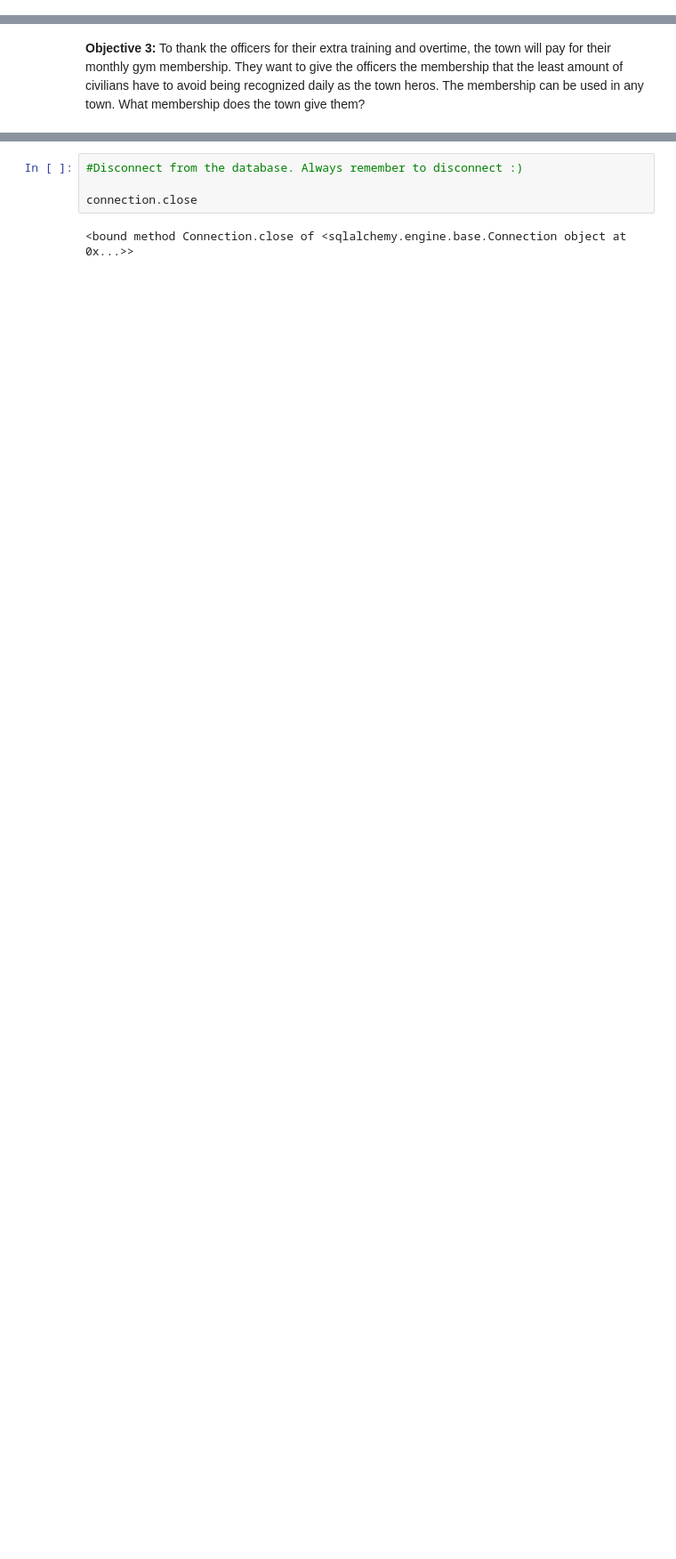
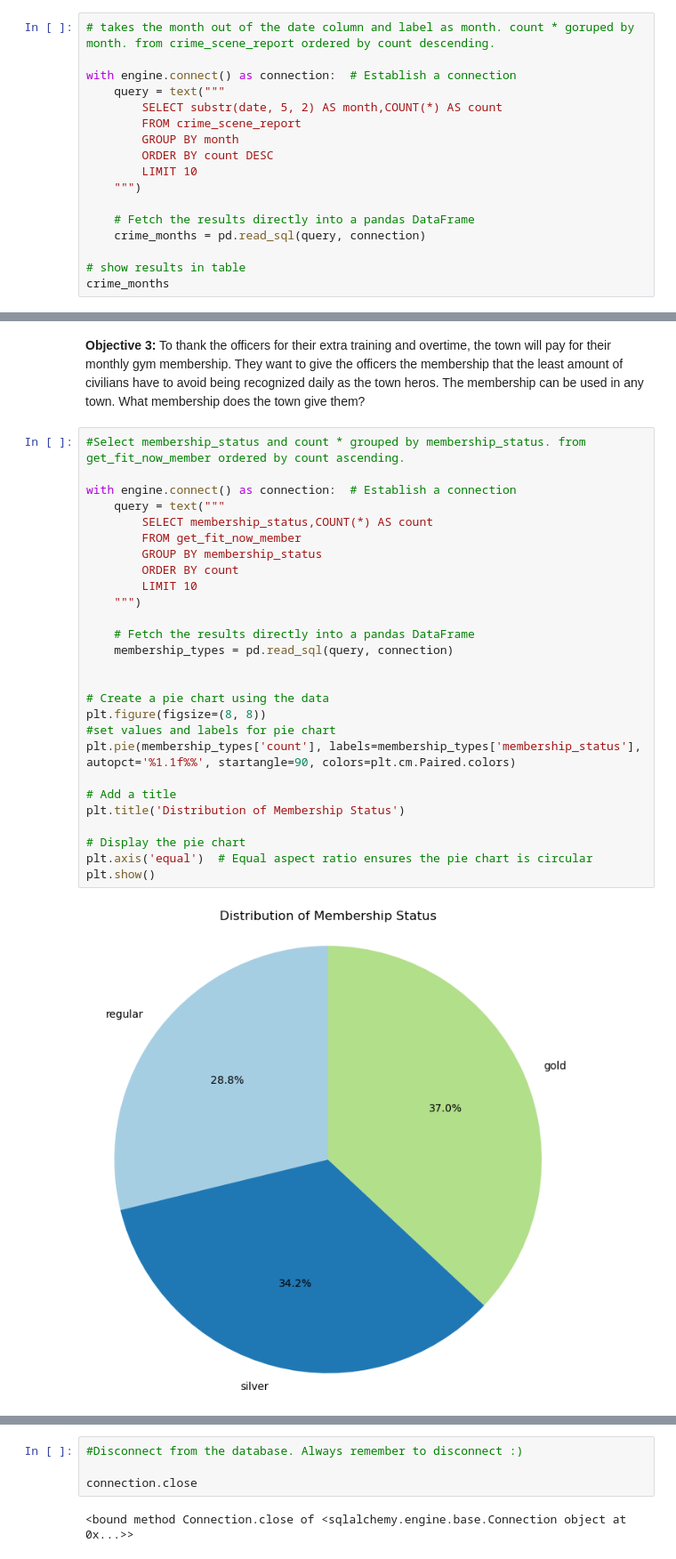
Before and after one commit to amorales702/DSSA-5102_Spring2025, a Jupyter notebook: Assignments/Assignment5/Assignment5_Morales.ipynb, the cells around one changed output, grey strips where cells are left out. Shown: that part at 89% size. Cells and saved outputs as stored; diff of their text form; blank space fills up the shorter version.

```diff
--- a/Assignments/Assignment5/Assignment5_Morales.ipynb
+++ b/Assignments/Assignment5/Assignment5_Morales.ipynb
@@ -233,3 +353,20 @@ A data.frame: 10 × 2
 Answer:
 # %% [markdown]
 <b>Objective 2:</b> The town has also received more funding to encourage DOUBLE overtime for officers in SQL City during the month with the highest crime rate through out the date range of the database. What month would you advise the town to encourage officer overtime?
+# %%
+# takes the month out of the date column and label as month. count * goruped by month. from crime_scene_report ordered by count descending.
+
+with engine.connect() as connection:  # Establish a connection
+    query = text("""
+        SELECT substr(date, 5, 2) AS month,COUNT(*) AS count
+        FROM crime_scene_report
+        GROUP BY month
+        ORDER BY count DESC
+        LIMIT 10
+    """)
+
+    # Fetch the results directly into a pandas DataFrame
+    crime_months = pd.read_sql(query, connection)
+
+# show results in table
+crime_months
@@ -238,3 +387,32 @@ Answer:
 # %% [markdown]
 <b>Objective 3:</b> To thank the officers for their extra training and overtime, the town will pay for their monthly gym membership. They want to give the officers the membership that the least amount of civilians have to avoid being recognized daily as the town heros. The membership can be used in any town. What membership does the town give them?
+# %%
+#Select membership_status and count * grouped by membership_status. from get_fit_now_member ordered by count ascending.
+
+with engine.connect() as connection:  # Establish a connection
+    query = text("""
+        SELECT membership_status,COUNT(*) AS count
+        FROM get_fit_now_member
+        GROUP BY membership_status
+        ORDER BY count
+        LIMIT 10
+    """)
+
+    # Fetch the results directly into a pandas DataFrame
+    membership_types = pd.read_sql(query, connection)
+
+
+# Create a pie chart using the data
+plt.figure(figsize=(8, 8))
+#set values and labels for pie chart
+plt.pie(membership_types['count'], labels=membership_types['membership_status'], autopct='%1.1f%%', startangle=90, colors=plt.cm.Paired.colors)
+
+# Add a title
+plt.title('Distribution of Membership Status')
+
+# Display the pie chart
+plt.axis('equal')  # Equal aspect ratio ensures the pie chart is circular
+plt.show()
+# %% [output]
+[figure, added]
 # %% [markdown]
```
Also changed, not shown: parts of 12 cells of this notebook, 1 other file.
